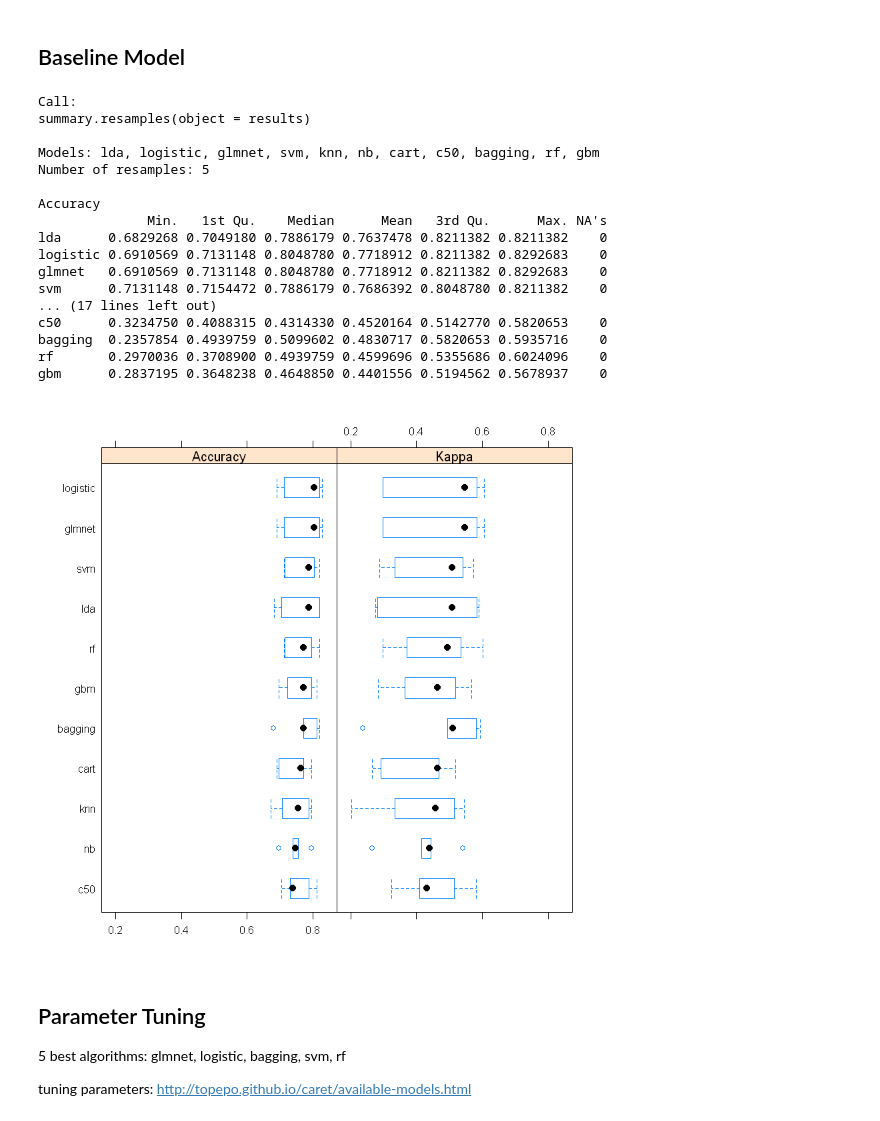
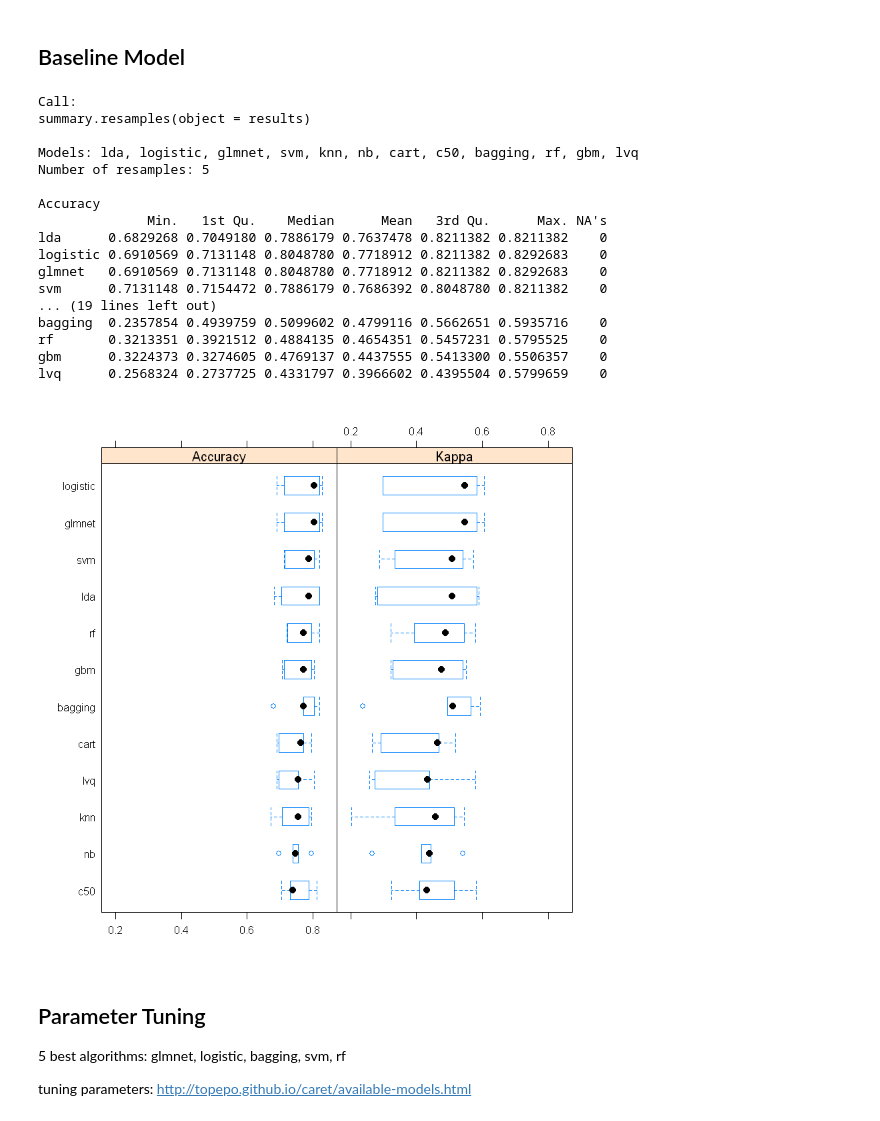
Before and after one commit to dundee2002/Machine-Deep-Learning-in-Python-and-R, a Jupyter notebook: Machine-Learning-in-R/Classification/BinClass_R_uci_pima_indian_diabetes_a812.ipynb, the cells around one changed output. Drawn from its saved outputs; the diff is of its cells as text; code cells hidden in the pictures.

```diff
--- a/Machine-Learning-in-R/Classification/BinClass_R_uci_pima_indian_diabetes_a812.ipynb
+++ b/Machine-Learning-in-R/Classification/BinClass_R_uci_pima_indian_diabetes_a812.ipynb
@@ -196,41 +197,45 @@ fit.c50 <- train(label~., data=train_set, method="C5.0",
 # Bagged CART
 set.seed(seed)
 fit.treebag <- train(label~., data=train_set, method="treebag",
                      metric=metric, trControl=trControl)
 # Random Forest
 set.seed(seed)
 fit.rf <- train(label~., data=train_set, method="rf",
                 metric=metric, trControl=trControl)
 # Stochastic Gradient Boosting
 set.seed(seed)
 fit.gbm <- train(label~., data=train_set, method="gbm",
                  metric=metric, trControl=trControl, verbose=FALSE)
+# Learning Vector Quantization
+set.seed(seed)
+fit.lvq <- train(label~., data=train_set, method="lvq",
+                 metric=metric, trControl=trControl)
 
 # summarise results
 results <- resamples(list(lda=fit.lda, logistic=fit.glm, glmnet=fit.glmnet,
     svm=fit.svmRadial, knn=fit.knn, nb=fit.nb, cart=fit.cart, c50=fit.c50,
-    bagging=fit.treebag, rf=fit.rf, gbm=fit.gbm))
+    bagging=fit.treebag, rf=fit.rf, gbm=fit.gbm, lvq=fit.lvq))
 summary(results)
 bwplot(results)
 # %% [output]
 Call:
 summary.resamples(object = results)
 
-Models: lda, logistic, glmnet, svm, knn, nb, cart, c50, bagging, rf, gbm
+Models: lda, logistic, glmnet, svm, knn, nb, cart, c50, bagging, rf, gbm, lvq
 Number of resamples: 5
 
 Accuracy
               Min.   1st Qu.    Median      Mean   3rd Qu.      Max. NA's
 lda      0.6829268 0.7049180 0.7886179 0.7637478 0.8211382 0.8211382    0
 logistic 0.6910569 0.7131148 0.8048780 0.7718912 0.8211382 0.8292683    0
 glmnet   0.6910569 0.7131148 0.8048780 0.7718912 0.8211382 0.8292683    0
 svm      0.7131148 0.7154472 0.7886179 0.7686392 0.8048780 0.8211382    0
-... (17 lines left out)
-c50      0.3234750 0.4088315 0.4314330 0.4520164 0.5142770 0.5820653    0
-bagging  0.2357854 0.4939759 0.5099602 0.4830717 0.5820653 0.5935716    0
-rf       0.2970036 0.3708900 0.4939759 0.4599696 0.5355686 0.6024096    0
-gbm      0.2837195 0.3648238 0.4648850 0.4401556 0.5194562 0.5678937    0
+... (19 lines left out)
+bagging  0.2357854 0.4939759 0.5099602 0.4799116 0.5662651 0.5935716    0
+rf       0.3213351 0.3921512 0.4884135 0.4654351 0.5457231 0.5795525    0
+gbm      0.3224373 0.3274605 0.4769137 0.4437555 0.5413300 0.5506357    0
+lvq      0.2568324 0.2737725 0.4331797 0.3966602 0.4395504 0.5799659    0
-[figure, old version]
+[figure, new version]
 # %% [markdown]
 ## Parameter Tuning
 5 best algorithms: glmnet, logistic, bagging, svm, rf
```
Also changed, not shown: parts of 5 cells of this notebook, 2 other files.
